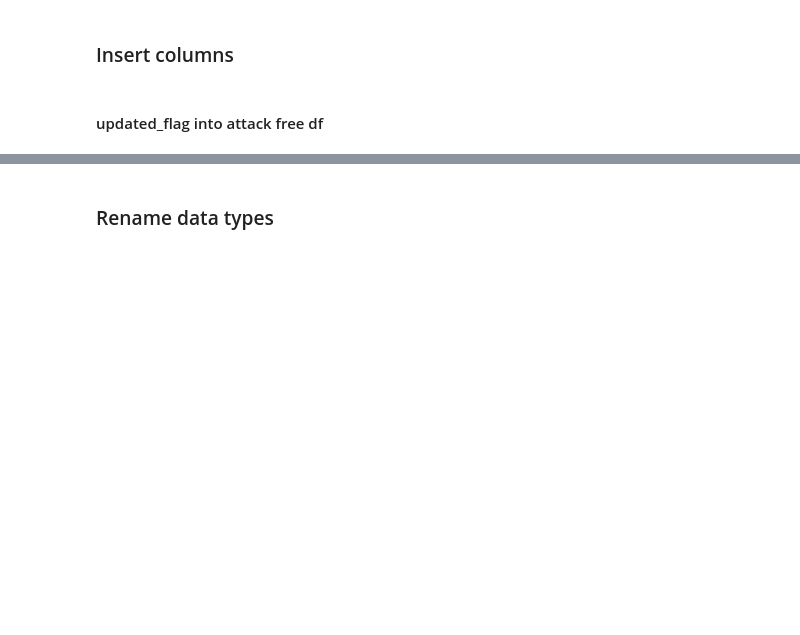
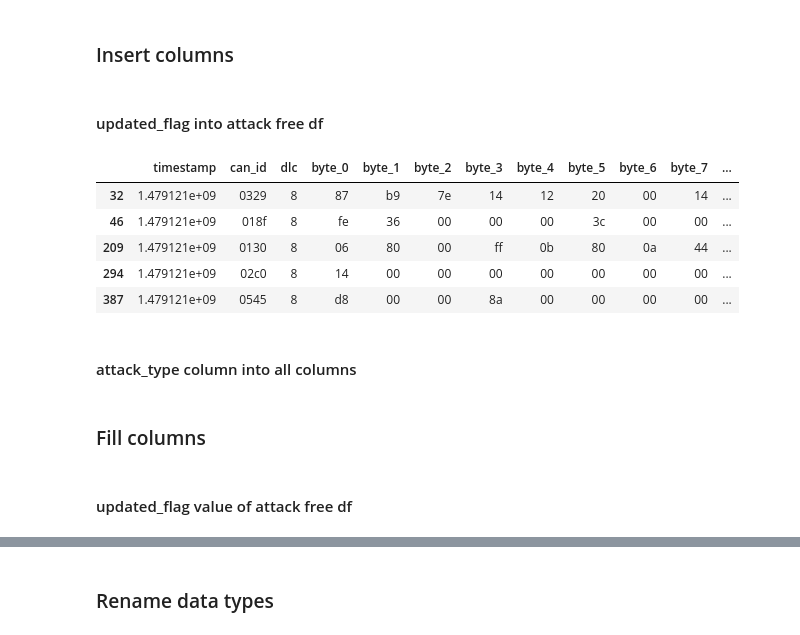
Before and after one commit to FatimeNazliAs/Intrusion-Detection-Systems-using-ML, a Jupyter notebook: notebooks/preprocess.ipynb, the cells around one changed output, grey strips where cells are left out. Cells and saved outputs as stored; diff of their text form; code cells hidden in the pictures; blank space fills up the shorter version.

```diff
--- a/notebooks/preprocess.ipynb
+++ b/notebooks/preprocess.ipynb
@@ -52,3 +58,29 @@ attack_free_inside_fuzzy_df=attack_free_inside_fuzzy_df[attack_free_inside_fuzzy
+# %%
+def drop_columns(df, columns):
+    """
+    Drop specified columns from DataFrame.
+
+    Parameters
+    ----------
+    df : pd.DataFrame
+        DataFrame that columns will be dropped.
+    columns : list
+        list of column names to be dropped.
+
+    Returns
+    -------
+    pd.DataFrame
+        Modified DataFrame with the specified columns removed.
+
+    Raises
+    ------
+    KeyError
+        If any of the specified columns do not exist in the DataFrame.
+    """
+    validate_column_in_dataframe(df, columns)
+    return df.drop(columns=columns)
+# %%
+attack_free_df=drop_columns(attack_free_df,"frame_type")
 # %% [markdown]
 ### Sample data
 # %%
@@ -201,3 +233,16 @@ def insert_new_column(df,new_column_name):
     """
     df[new_column_name]=pd.NA
     return df
+# %%
+inserted_attack_free_df=insert_new_column(sorted_attack_free_df,"updated_flag")
+# %%
+inserted_attack_free_df.head()
+# %% [output]
+|  | timestamp | can_id | dlc | byte_0 | byte_1 | byte_2 | byte_3 | byte_4 | byte_5 | byte_6 | byte_7 | ... |
+| 32 | 1.479121e+09 | 0329 | 8 | 87 | b9 | 7e | 14 | 12 | 20 | 00 | 14 | ... |
+| 46 | 1.479121e+09 | 018f | 8 | fe | 36 | 00 | 00 | 00 | 3c | 00 | 00 | ... |
+| 209 | 1.479121e+09 | 0130 | 8 | 06 | 80 | 00 | ff | 0b | 80 | 0a | 44 | ... |
+| 294 | 1.479121e+09 | 02c0 | 8 | 14 | 00 | 00 | 00 | 00 | 00 | 00 | 00 | ... |
+| 387 | 1.479121e+09 | 0545 | 8 | d8 | 00 | 00 | 8a | 00 | 00 | 00 | 00 | ... |
+# %% [markdown]
+#### attack_type column into all columns
@@ -203,0 +256,2 @@ def insert_new_column(df,new_column_name):
+# %% [markdown]
+### Fill columns
@@ -203,0 +278,2 @@ def insert_new_column(df,new_column_name):
+# %% [markdown]
+#### updated_flag value of attack free df
```
Also changed, not shown: parts of 27 cells of this notebook.
